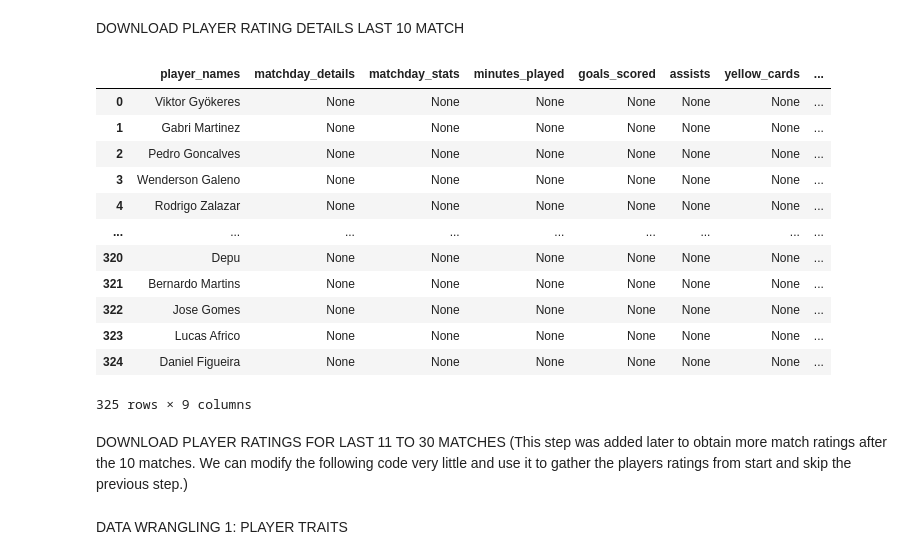
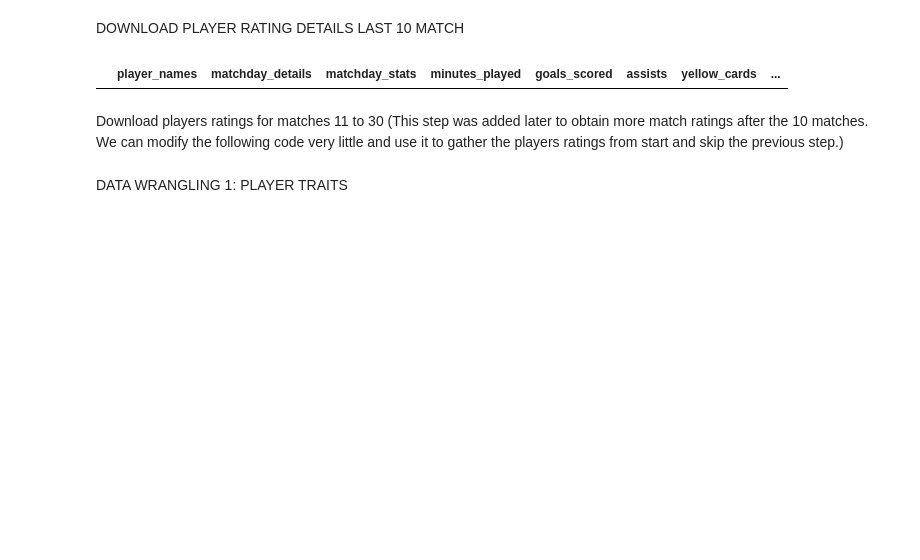
Before and after one commit to shyamrana123/Player-Score-Prediction-using-Machine-Learning, a Jupyter notebook: Probet.ipynb, the cells around one changed output. Saved outputs shown, nothing was run; the diff lists cells and outputs as text; code cells hidden in the pictures; blank space fills up the shorter version.

```diff
--- a/Probet.ipynb
+++ b/Probet.ipynb
@@ -172,6 +152,6 @@ player_stat_dict={}
 # %%
 # Scraping data
-
+player_stat_dict={}
 base_url = 'https://www.fotmob.com/players/'
 player_names=[]
 players_teams=[]
@@ -188,7 +168,8 @@ for player in df_players['player_id_name']:
         headers = {"User-Agent": "Mozilla/5.0 (Windows NT 10.0; Win64; x64) AppleWebKit/537.36 (KHTML, like Gecko) Chrome/91.0.4472.124 Safari/537.36"}
         response = requests.get(full_url, headers=headers)
         response.raise_for_status()  # Check for request errors
-
+        t = random.uniform(0.50,0.70)*2
+        time.sleep(t)
         # Parse the HTML content with BeautifulSoup
         soup = BeautifulSoup(response.content)
         #Player name
@@ -359,52 +326,41 @@ for player in df_players['player_id_name']:
 
             try:
                 player_rating = last_match.find_all("div", attrs = {"class":"css-1g8umax-DataCell e1byptjh11"})[0].get_text()
             except IndexError:
                 player_rating = None
             player_ratings.append(player_rating)
 
             t = random.uniform(0.05,0.08)*2
             time.sleep(t)
 
     except:
         pass
 
     # Construct the DataFrame
     my_dict = {
             "player_names": player_names,
             "matchday_details": match_day_details,
             "matchday_stats": match_stats,
             "minutes_played":minutes_plays,
             "goals_scored":goals_scoreds,
             "assists":assists,
             "yellow_cards":yellow_cards,
             "red_cards":red_cards,
             "player_ratings":player_ratings}
 
 df_player_last_games = pd.DataFrame.from_dict(my_dict, orient="columns")
 
 # Display the DataFrame
-display(df_player_last_games)
+df_player_last_games.head(3)
 # %% [output]
 |  | player_names | matchday_details | matchday_stats | minutes_played | goals_scored | assists | yellow_cards | ... |
-| 0 | Viktor Gyökeres | None | None | None | None | None | None | ... |
-| 1 | Gabri Martinez | None | None | None | None | None | None | ... |
-| 2 | Pedro Goncalves | None | None | None | None | None | None | ... |
-| 3 | Wenderson Galeno | None | None | None | None | None | None | ... |
-| 4 | Rodrigo Zalazar | None | None | None | None | None | None | ... |
-| ... | ... | ... | ... | ... | ... | ... | ... | ... |
-| 320 | Depu | None | None | None | None | None | None | ... |
-| 321 | Bernardo Martins | None | None | None | None | None | None | ... |
-| 322 | Jose Gomes | None | None | None | None | None | None | ... |
-| 323 | Lucas Africo | None | None | None | None | None | None | ... |
-| 324 | Daniel Figueira | None | None | None | None | None | None | ... |
-325 rows × 9 columns
 # %%
 df_player_last_games.to_csv("player_last10_games_new.csv", index = False)
 # %%
 df= pd.read_csv("player_last10_games.csv")
 # %% [markdown]
-DOWNLOAD PLAYER RATINGS FOR LAST 11 TO 30 MATCHES (This step was added later to obtain more match ratings after the 10 matches. We can modify the following code very little and use it to gather the players ratings from start and skip the previous step.)
+Download players ratings for matches 11 to 30
+(This step was added later to obtain more match ratings after the 10 matches. We can modify the following code very little and use it to gather the players ratings from start and skip the previous step.)
 # %%
 base_url = 'https://www.fotmob.com/players/'
 # Initialize lists
```
Also changed, not shown: parts of 30 cells of this notebook.
